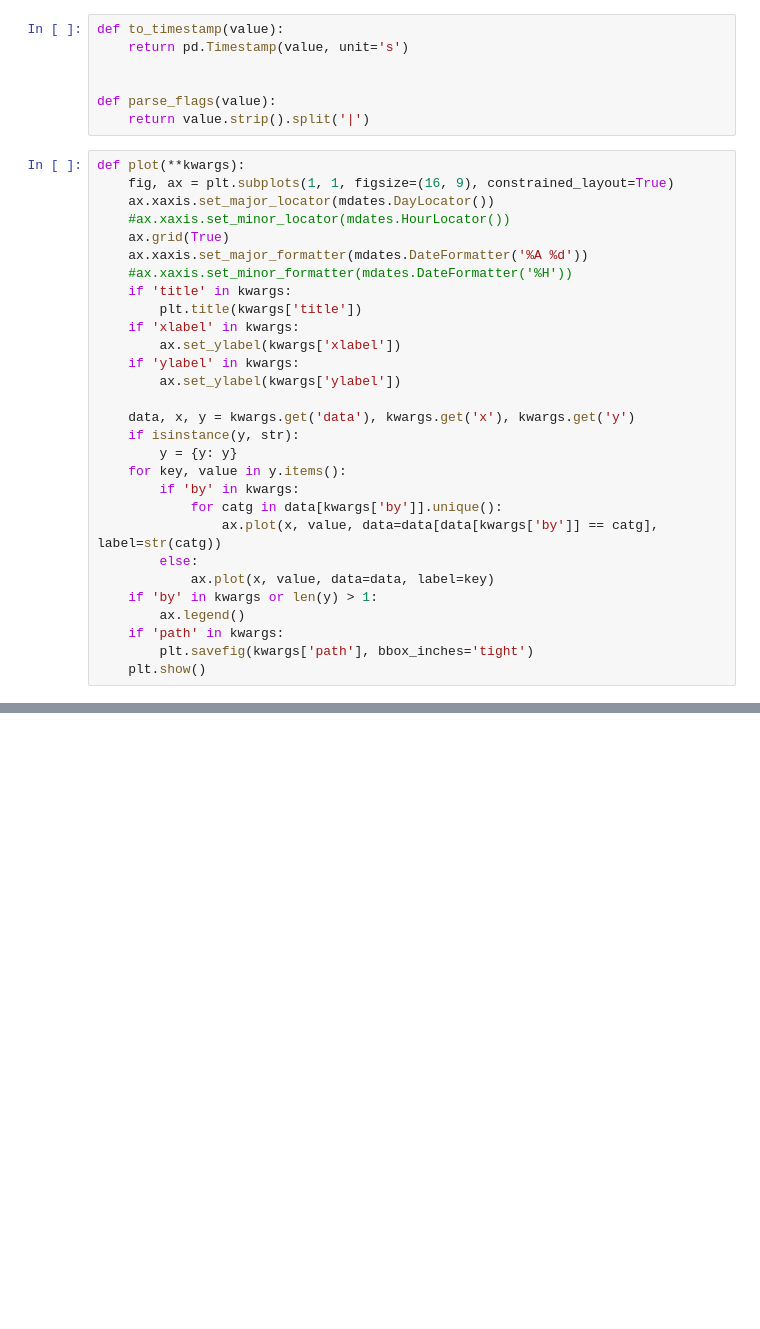
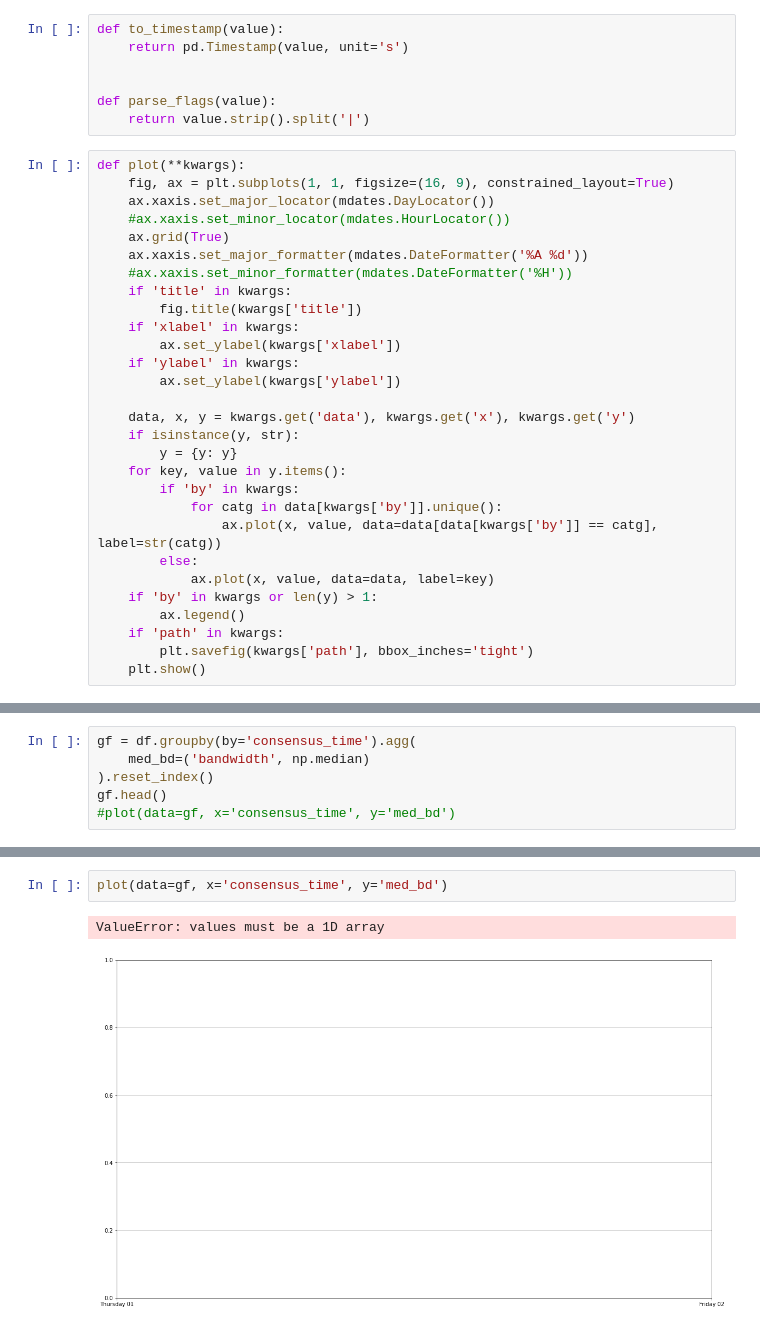
Before and after one commit to k0rtuz/tor-consensus, a Jupyter notebook: analysis.ipynb, the cells around one changed output, grey strips where cells are left out. Saved outputs shown, nothing was run; the diff lists cells and outputs as text; blank space fills up the shorter version.

```diff
--- a/analysis.ipynb
+++ b/analysis.ipynb
@@ -20,7 +20,7 @@ def plot(**kwargs):
     ax.xaxis.set_major_formatter(mdates.DateFormatter('%A %d'))
     #ax.xaxis.set_minor_formatter(mdates.DateFormatter('%H'))
     if 'title' in kwargs:
-        plt.title(kwargs['title'])
+        fig.title(kwargs['title'])
     if 'xlabel' in kwargs:
         ax.set_ylabel(kwargs['xlabel'])
     if 'ylabel' in kwargs:
@@ -129,0 +84,6 @@ ValueError: Unrecognized character i in format string
+# %%
+gf = df.groupby(by='consensus_time').agg(
+    med_bd=('bandwidth', np.median)
+).reset_index()
+gf.head()
+#plot(data=gf, x='consensus_time', y='med_bd')
@@ -129,0 +97,5 @@ ValueError: Unrecognized character i in format string
+# %%
+plot(data=gf, x='consensus_time', y='med_bd')
+# %% [output]
+ValueError: values must be a 1D array
+[figure, added]
```
Also changed, not shown: parts of 11 cells of this notebook, 1 other file.
